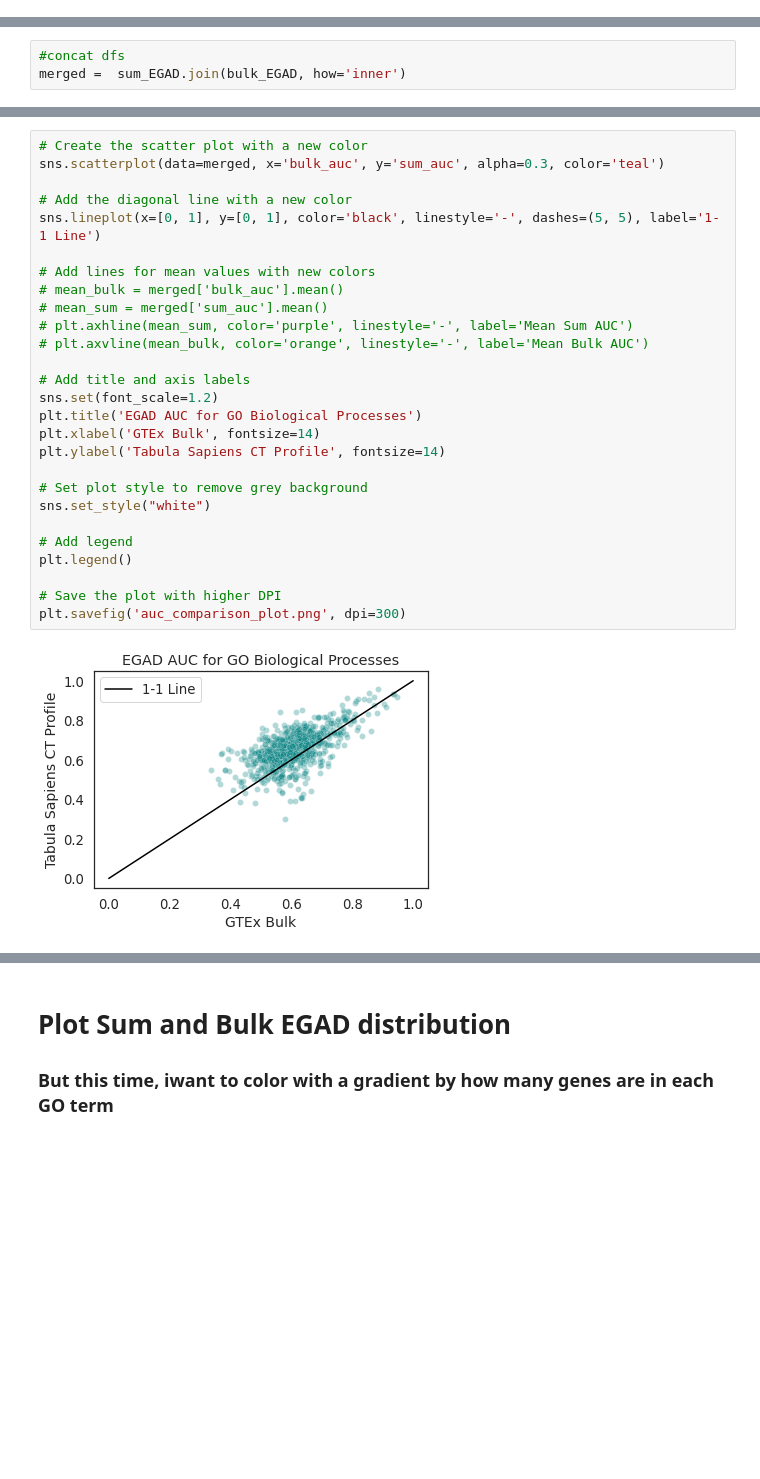
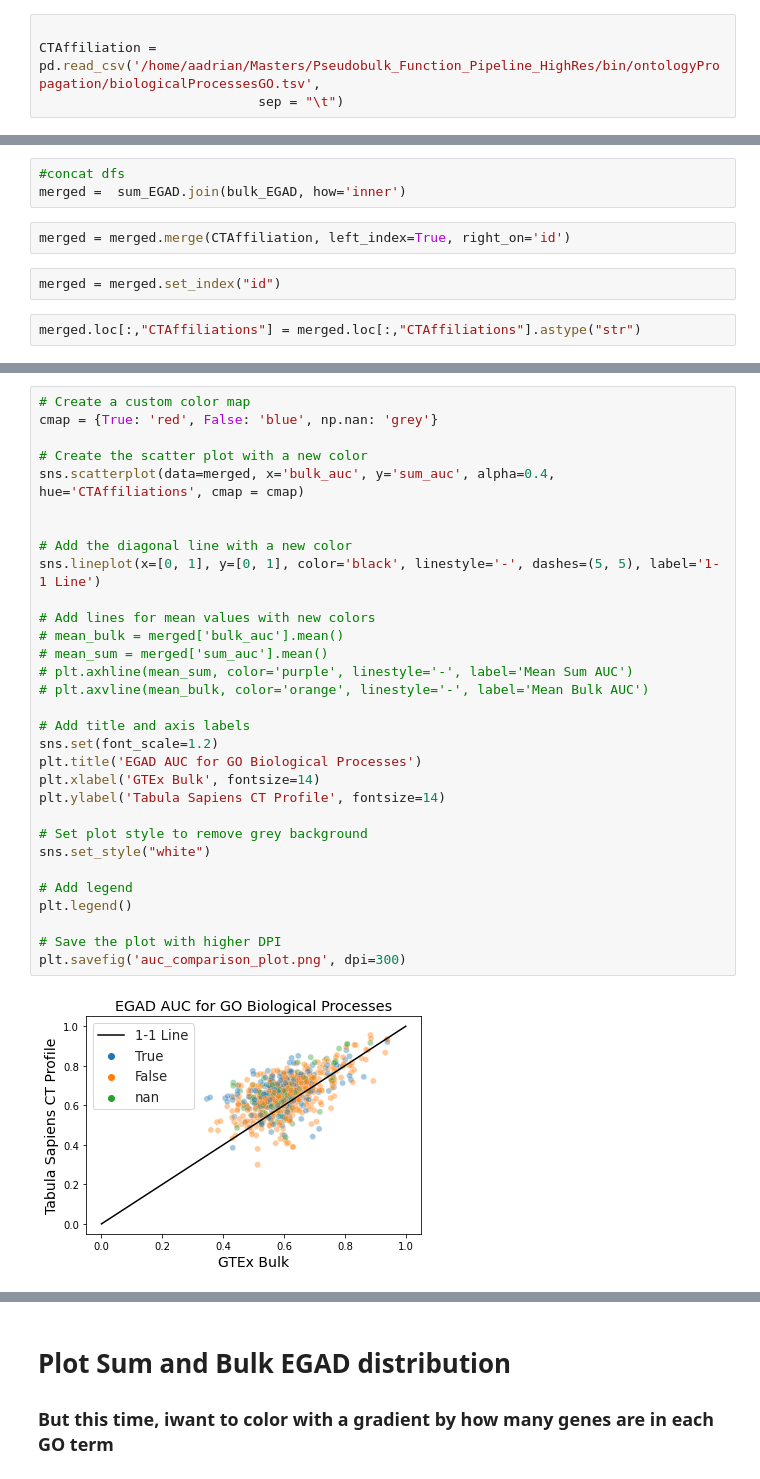
Before and after one commit to AlexAdrian-Hamazaki/Pseudobulk_Function_Pipeline, a Jupyter notebook: bin/exploration/compareEGAGOBal.ipynb, the cells around one changed output, grey strips where cells are left out. Drawn from its saved outputs; the diff is of its cells as text; blank space fills up the shorter version.

```diff
--- a/bin/exploration/compareEGAGOBal.ipynb
+++ b/bin/exploration/compareEGAGOBal.ipynb
@@ -13,3 +19,7 @@ expr_sum = pd.read_csv('../../data/pseudobulk/sum_pseudobulk_pc.csv')
+# %%
+
+CTAffiliation = pd.read_csv('/home/aadrian/Masters/Pseudobulk_Function_Pipeline_HighRes/bin/ontologyPropagation/biologicalProcessesGO.tsv',
+                            sep = "\t")
 # %% [markdown]
 # Plot Sum and Bulk EGAD distribution
 # %%
@@ -19,3 +29,9 @@ bulk_EGAD.columns = ('bulk_auc','bulk_avg_node_degree','bulk_degree_null_auc')
 # %%
 #concat dfs
 merged =  sum_EGAD.join(bulk_EGAD, how='inner')
+# %%
+merged = merged.merge(CTAffiliation, left_index=True, right_on='id')
+# %%
+merged = merged.set_index("id")
+# %%
+merged.loc[:,"CTAffiliations"] = merged.loc[:,"CTAffiliations"].astype("str")
@@ -22,29 +52,33 @@ merged =  sum_EGAD.join(bulk_EGAD, how='inner')
 # %%
+# Create a custom color map
+cmap = {True: 'red', False: 'blue', np.nan: 'grey'}
+
 # Create the scatter plot with a new color
-sns.scatterplot(data=merged, x='bulk_auc', y='sum_auc', alpha=0.3, color='teal')
+sns.scatterplot(data=merged, x='bulk_auc', y='sum_auc', alpha=0.4, hue='CTAffiliations', cmap = cmap)
+
 
 # Add the diagonal line with a new color
 sns.lineplot(x=[0, 1], y=[0, 1], color='black', linestyle='-', dashes=(5, 5), label='1-1 Line')
 
 # Add lines for mean values with new colors
 # mean_bulk = merged['bulk_auc'].mean()
 # mean_sum = merged['sum_auc'].mean()
 # plt.axhline(mean_sum, color='purple', linestyle='-', label='Mean Sum AUC')
 # plt.axvline(mean_bulk, color='orange', linestyle='-', label='Mean Bulk AUC')
 
 # Add title and axis labels
 sns.set(font_scale=1.2)
 plt.title('EGAD AUC for GO Biological Processes')
 plt.xlabel('GTEx Bulk', fontsize=14)
 plt.ylabel('Tabula Sapiens CT Profile', fontsize=14)
 
 # Set plot style to remove grey background
 sns.set_style("white")
 
 # Add legend
 plt.legend()
 
 # Save the plot with higher DPI
 plt.savefig('auc_comparison_plot.png', dpi=300)
 # %% [output]
-[figure, old version]
+[figure, new version]
```
Also changed, not shown: parts of 7 cells of this notebook, 36 other files.
